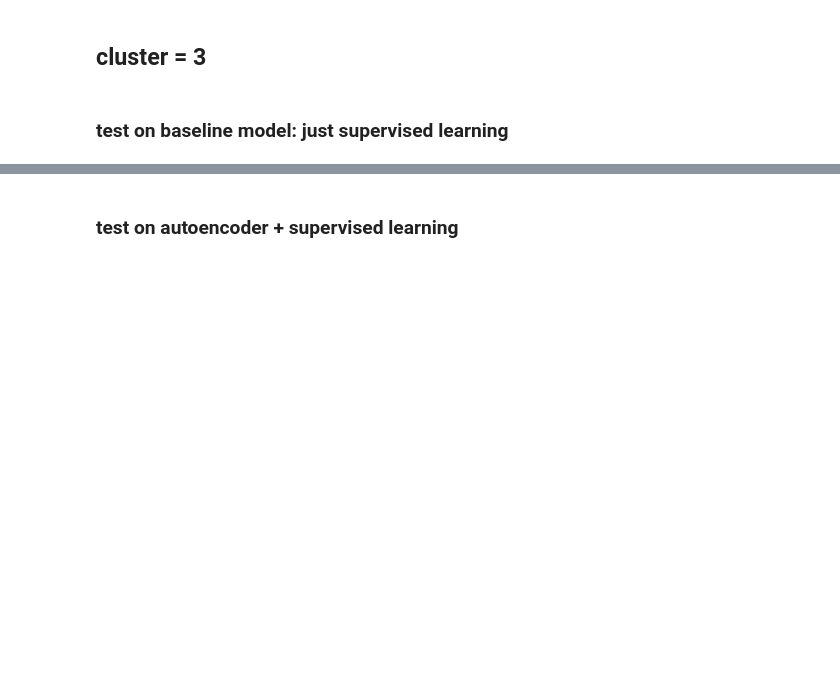
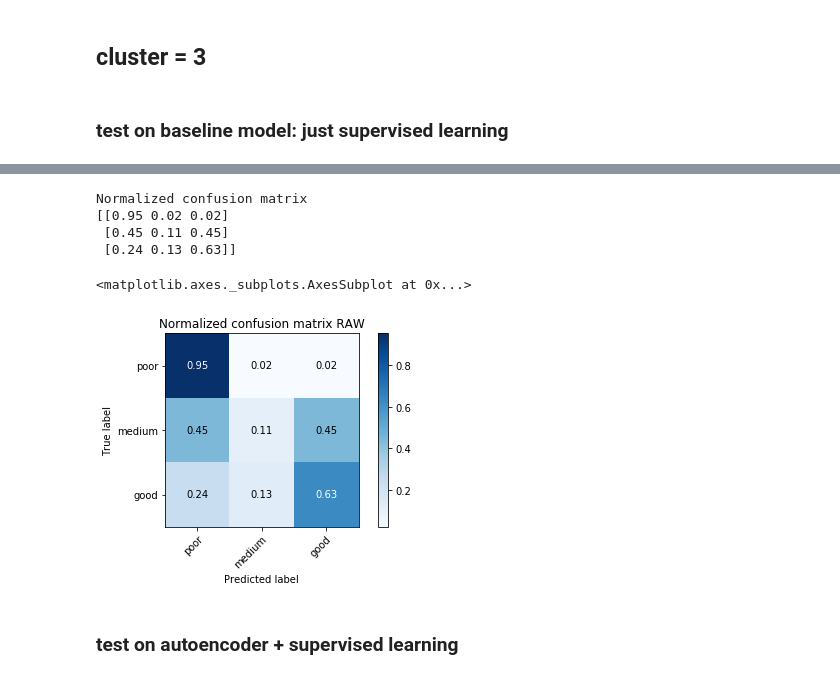
Before and after one commit to chembed/DeepChEmbed, a Jupyter notebook: deepchembed/notebook_scripts/supervised_dce_MACCSkeys.ipynb, the cells around one changed output, grey strips where cells are left out. Cells and saved outputs as stored; diff of their text form; code cells hidden in the pictures; blank space fills up the shorter version.

```diff
--- a/deepchembed/notebook_scripts/supervised_dce_MACCSkeys.ipynb
+++ b/deepchembed/notebook_scripts/supervised_dce_MACCSkeys.ipynb
@@ -433,3 +433,5 @@ classifier_losses_dce
 * Without early stopping, it tend to overfit, and best accuaracy score is just slight higher than autoencoder
 # %% [markdown]
 ## cluster = 3
+# %%
+class_names = np.array(["poor", "medium","good"])
@@ -441,2 +480,15 @@ X_train, X_test, y_train, y_test = train_test_split(
+# %%
+np.set_printoptions(precision=2)
+
+# Plot normalized confusion matrix
+plot_confusion_matrix(y_test, y_pred_base, classes=class_names, normalize=True,
+                      title='Normalized confusion matrix RAW')
+# %% [output]
+Normalized confusion matrix
+[[0.95 0.02 0.02]
+ [0.45 0.11 0.45]
+ [0.24 0.13 0.63]]
+<matplotlib.axes._subplots.AxesSubplot at 0x...>
+[figure, added]
 # %% [markdown]
 ### test on autoencoder + supervised learning
```
Also changed, not shown: parts of 13 cells of this notebook.
